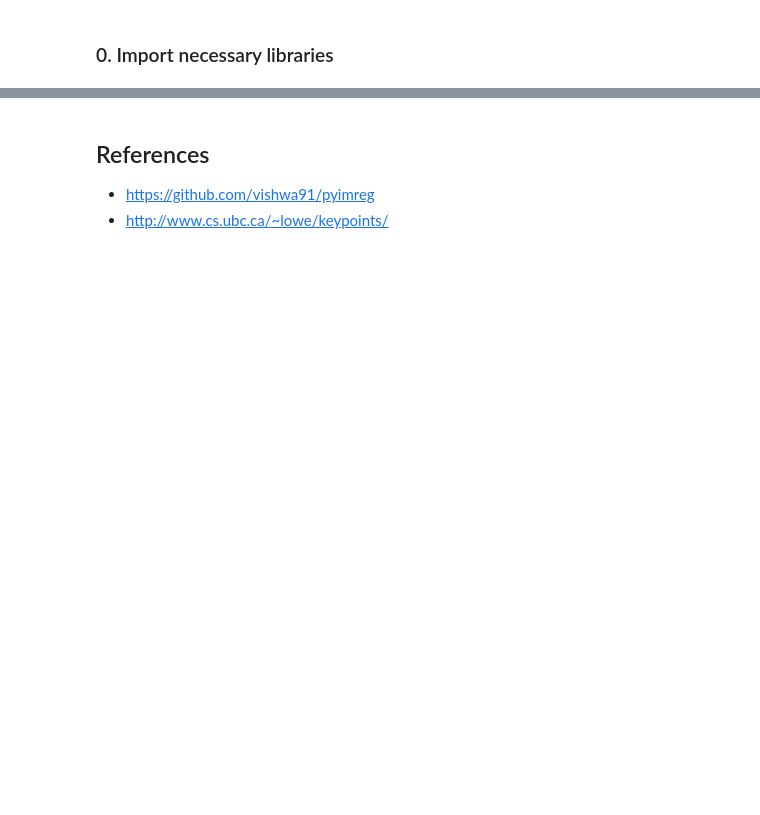
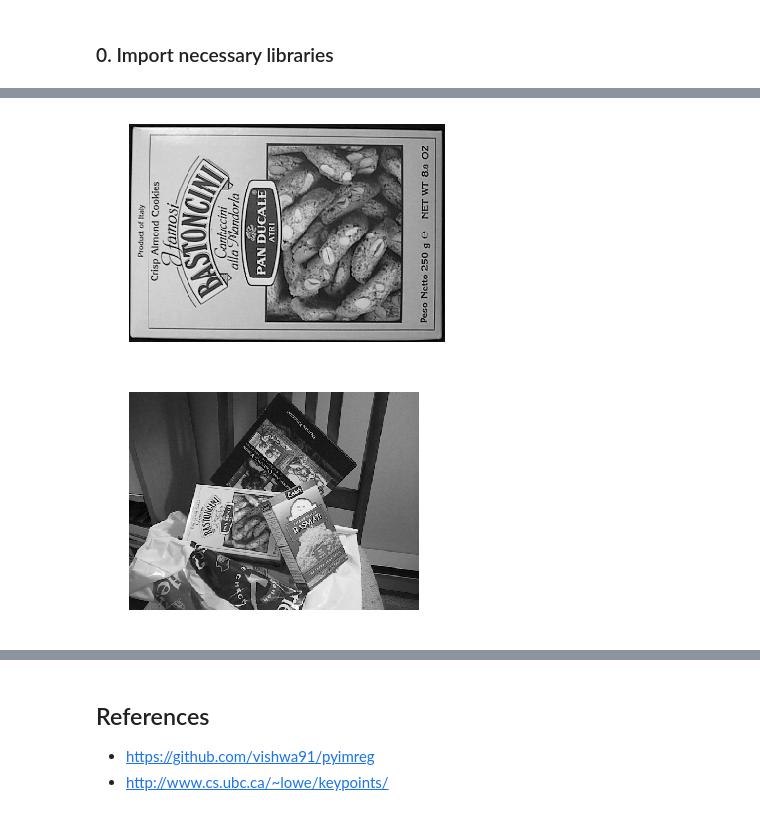
Before and after one commit to tmsausa/rinko_RANSAC, a Jupyter notebook: RANSAC_ans.ipynb, the cells around one changed output, grey strips where cells are left out. Cells and saved outputs as stored; diff of their text form; code cells hidden in the pictures; blank space fills up the shorter version.

```diff
--- a/RANSAC_ans.ipynb
+++ b/RANSAC_ans.ipynb
@@ -98,0 +270,14 @@ def select_samples_within_threshold(points_list_temp, consensus_list,\
+# %%
+# load images
+img_box = np.asarray(Image.open('box.pgm').convert('L'))
+img_scene = np.asarray(Image.open('scene.pgm').convert('L'))
+
+# Show images
+for img in [img_box, img_scene]:
+    pylab.gray()
+    pylab.imshow(img, cmap='gray')
+    pylab.axis('off')
+    pylab.show()
+# %% [output]
+[figure, added]
+[figure, added]
```
Also changed, not shown: parts of 24 cells of this notebook, 2 other files.
